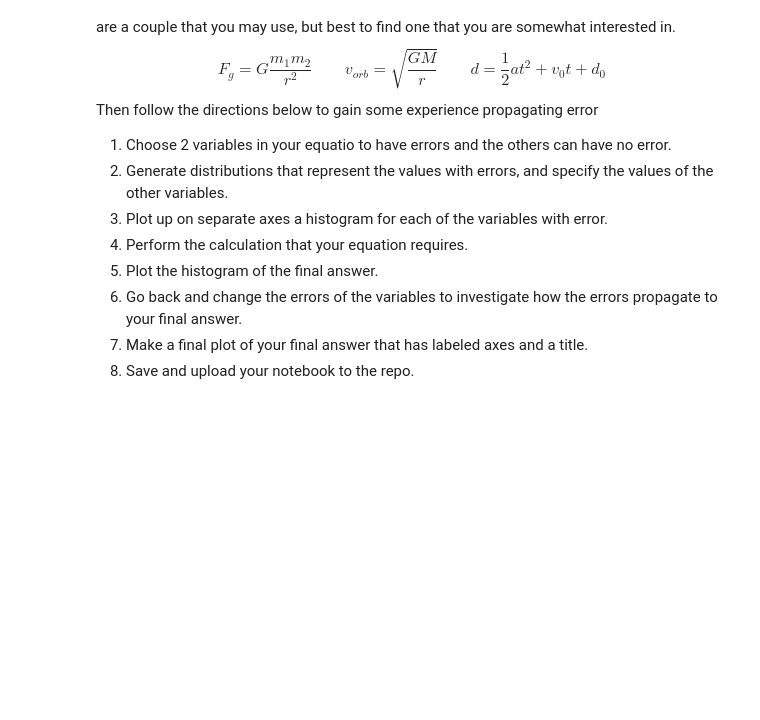
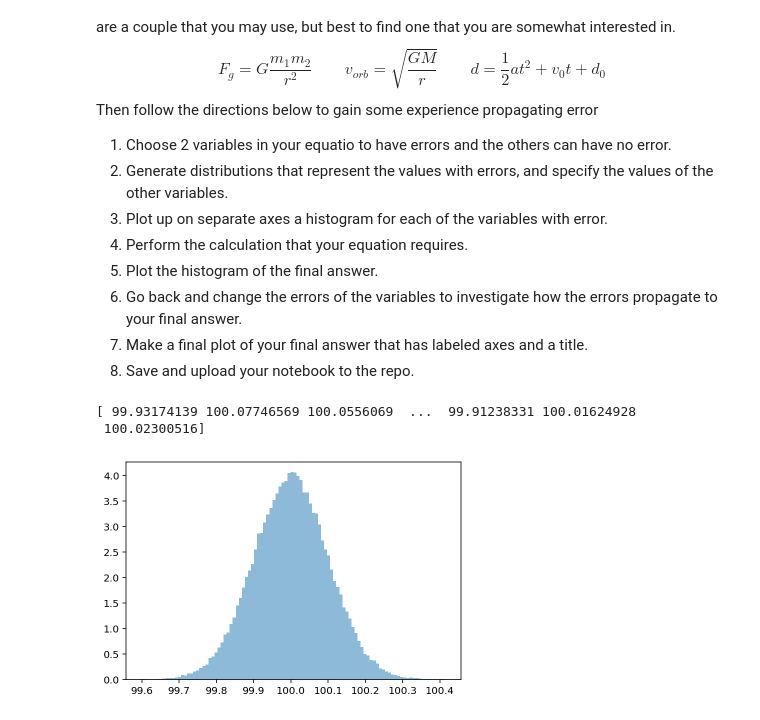
Before and after one commit to Kriskayak/Data, a Jupyter notebook: HW6_Distributions_Part1/Jennifer_Error_prop.ipynb, the cells around one changed output. Cells and saved outputs as stored; diff of their text form; code cells hidden in the pictures; blank space fills up the shorter version.

```diff
--- a/HW6_Distributions_Part1/Jennifer_Error_prop.ipynb
+++ b/HW6_Distributions_Part1/Jennifer_Error_prop.ipynb
@@ -138,3 +154,14 @@ Then follow the directions below to gain some experience propagating error
 6. Go back and change the errors of the variables to investigate how the errors propagate to your final answer.
 7. Make a final plot of your final answer that has labeled axes and a title.
 8. Save and upload your notebook to the repo.
+# %%
+m = np.random.normal(100,0.2,100000)
+# %%
+print(m)
+# %% [output]
+[ 99.93174139 100.07746569 100.0556069  ...  99.91238331 100.01624928
+ 100.02300516]
+# %%
+hist = plt.hist(m,bins=100,alpha=0.5,density=True)
+# %% [output]
+[figure, added]
```
Also changed, not shown: parts of 12 cells of this notebook.
